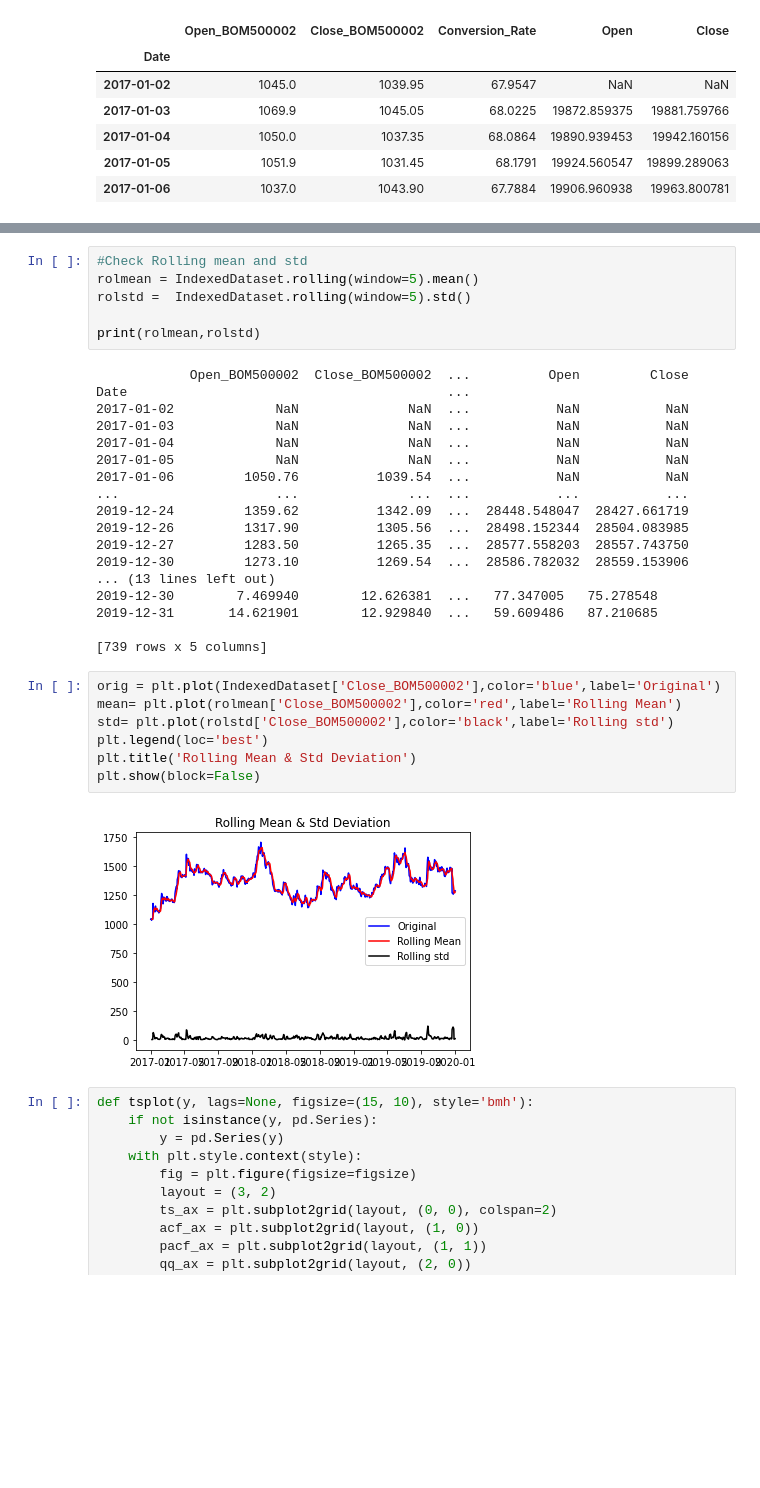
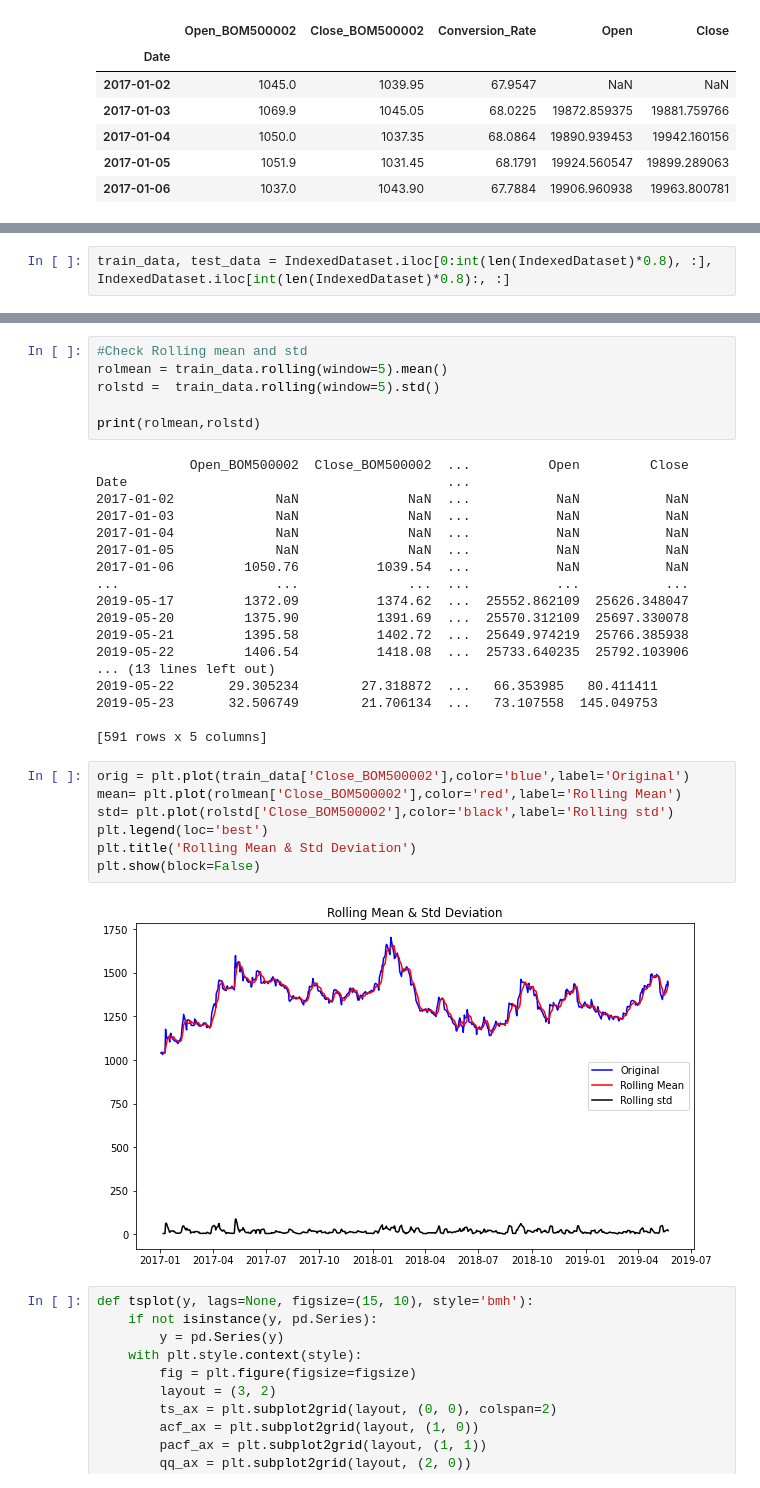
Before and after one commit to santoshgurujula/Springboard, a Jupyter notebook: TimeSeriesModel.ipynb, the cells around one changed output, grey strips where cells are left out. Cells and saved outputs as stored; diff of their text form; blank space fills up the shorter version.

```diff
--- a/TimeSeriesModel.ipynb
+++ b/TimeSeriesModel.ipynb
@@ -142,0 +163,2 @@ plt.close()
+# %%
+train_data, test_data = IndexedDataset.iloc[0:int(len(IndexedDataset)*0.8), :], IndexedDataset.iloc[int(len(IndexedDataset)*0.8):, :]
@@ -143,7 +205,7 @@ plt.close()
 # %%
 #Check Rolling mean and std
-rolmean = IndexedDataset.rolling(window=5).mean()
-rolstd =  IndexedDataset.rolling(window=5).std()
+rolmean = train_data.rolling(window=5).mean()
+rolstd =  train_data.rolling(window=5).std()
 
 print(rolmean,rolstd)
 # %% [output]
@@ -155,24 +217,24 @@ Date                                         ...
 2017-01-05             NaN              NaN  ...           NaN           NaN
 2017-01-06         1050.76          1039.54  ...           NaN           NaN
 ...                    ...              ...  ...           ...           ...
-2019-12-24         1359.62          1342.09  ...  28448.548047  28427.661719
-2019-12-26         1317.90          1305.56  ...  28498.152344  28504.083985
-2019-12-27         1283.50          1265.35  ...  28577.558203  28557.743750
-2019-12-30         1273.10          1269.54  ...  28586.782032  28559.153906
+2019-05-17         1372.09          1374.62  ...  25552.862109  25626.348047
+2019-05-20         1375.90          1391.69  ...  25570.312109  25697.330078
+2019-05-21         1395.58          1402.72  ...  25649.974219  25766.385938
+2019-05-22         1406.54          1418.08  ...  25733.640235  25792.103906
 ... (13 lines left out)
-2019-12-30        7.469940        12.626381  ...   77.347005   75.278548
-2019-12-31       14.621901        12.929840  ...   59.609486   87.210685
+2019-05-22       29.305234        27.318872  ...   66.353985   80.411411
+2019-05-23       32.506749        21.706134  ...   73.107558  145.049753
 
-[739 rows x 5 columns]
+[591 rows x 5 columns]
 # %%
-orig = plt.plot(IndexedDataset['Close_BOM500002'],color='blue',label='Original')
+orig = plt.plot(train_data['Close_BOM500002'],color='blue',label='Original')
 mean= plt.plot(rolmean['Close_BOM500002'],color='red',label='Rolling Mean')
 std= plt.plot(rolstd['Close_BOM500002'],color='black',label='Rolling std')
 plt.legend(loc='best')
 plt.title('Rolling Mean & Std Deviation')
 plt.show(block=False)
 # %% [output]
-[figure, old version]
+[figure, new version]
 # %%
 def tsplot(y, lags=None, figsize=(15, 10), style='bmh'):
     if not isinstance(y, pd.Series):
```
Also changed, not shown: parts of 35 cells of this notebook.
